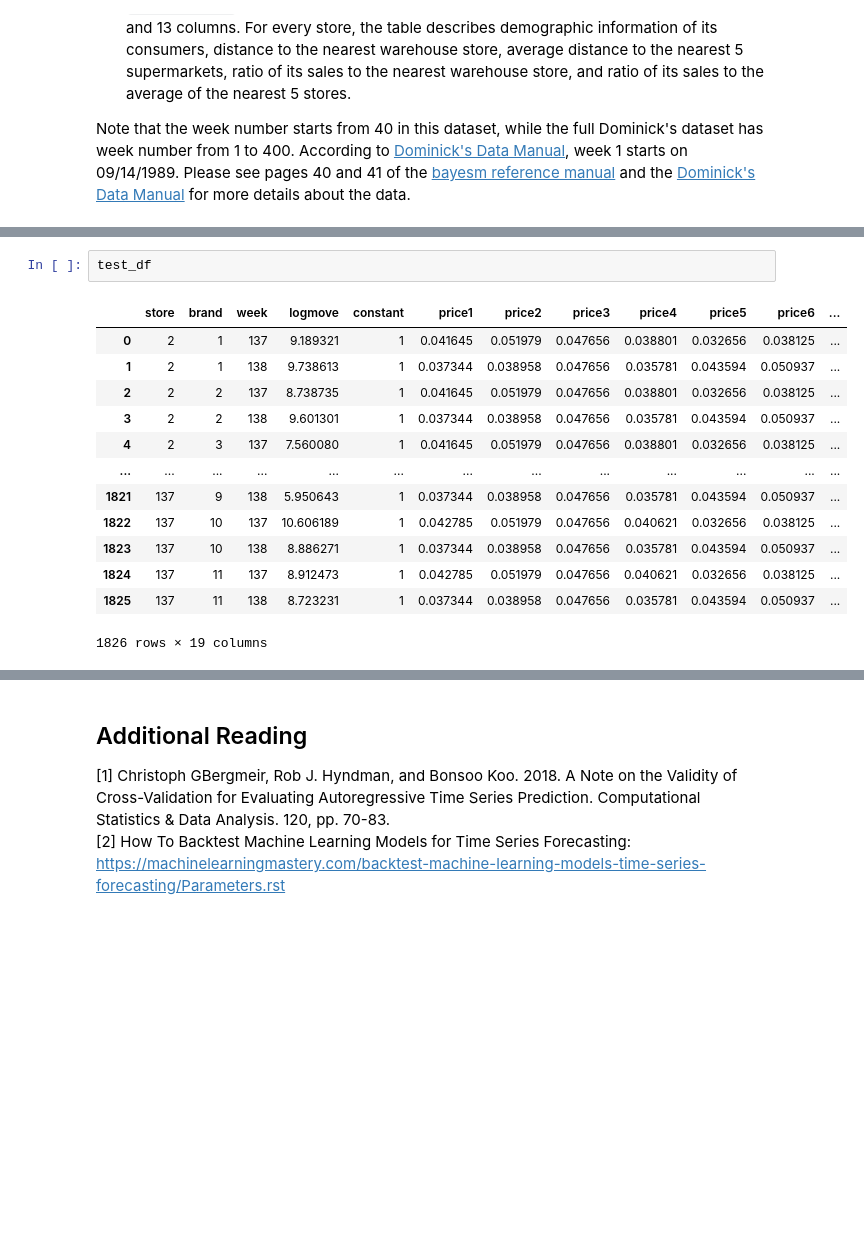
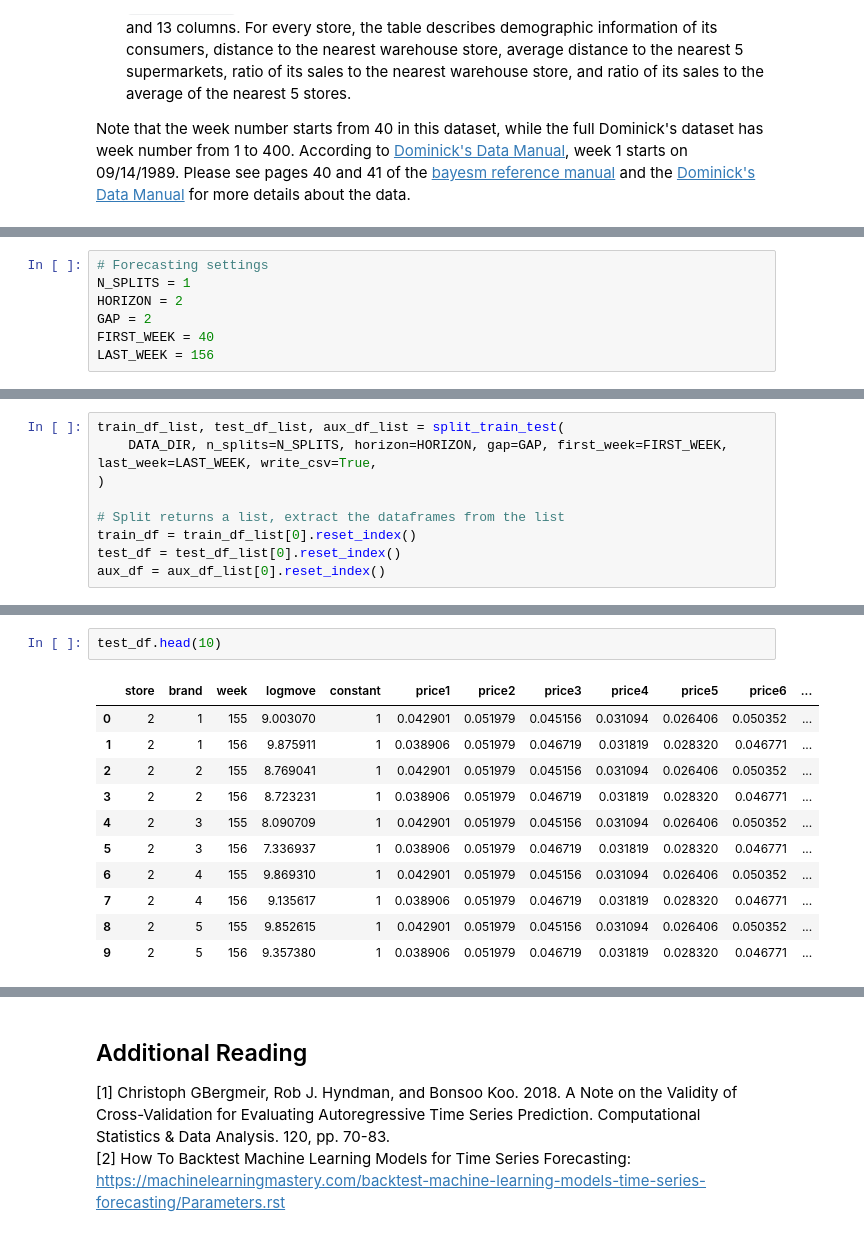
Before and after one commit to sdonohoo/forecasting, a Jupyter notebook: examples/01_prepare_data/data_prepare_retail.ipynb, the cells around one changed output, grey strips where cells are left out. Cells and saved outputs as stored; diff of their text form; blank space fills up the shorter version.

```diff
--- a/examples/01_prepare_data/data_prepare_retail.ipynb
+++ b/examples/01_prepare_data/data_prepare_retail.ipynb
@@ -55,3 +63,10 @@ Data download completed. Data saved to /data/home/chenhui/work/forecasting/ojdat
+# %%
+# Forecasting settings
+N_SPLITS = 1
+HORIZON = 2
+GAP = 2
+FIRST_WEEK = 40
+LAST_WEEK = 156
 # %% [markdown]
 ## Split Data for Single-Round Forecasting
 
@@ -67 +78,10 @@ aux_df.reset_index(inplace=True)
+# %%
+train_df_list, test_df_list, aux_df_list = split_train_test(
+    DATA_DIR, n_splits=N_SPLITS, horizon=HORIZON, gap=GAP, first_week=FIRST_WEEK, last_week=LAST_WEEK, write_csv=True,
+)
+
+# Split returns a list, extract the dataframes from the list
+train_df = train_df_list[0].reset_index()
+test_df = test_df_list[0].reset_index()
+aux_df = aux_df_list[0].reset_index()
 # %%
@@ -83,17 +101,15 @@ train_df
 # %%
-test_df
+test_df.head(10)
 # %% [output]
 |  | store | brand | week | logmove | constant | price1 | price2 | price3 | price4 | price5 | price6 | ... |
-| 0 | 2 | 1 | 137 | 9.189321 | 1 | 0.041645 | 0.051979 | 0.047656 | 0.038801 | 0.032656 | 0.038125 | ... |
-| 1 | 2 | 1 | 138 | 9.738613 | 1 | 0.037344 | 0.038958 | 0.047656 | 0.035781 | 0.043594 | 0.050937 | ... |
-| 2 | 2 | 2 | 137 | 8.738735 | 1 | 0.041645 | 0.051979 | 0.047656 | 0.038801 | 0.032656 | 0.038125 | ... |
-| 3 | 2 | 2 | 138 | 9.601301 | 1 | 0.037344 | 0.038958 | 0.047656 | 0.035781 | 0.043594 | 0.050937 | ... |
-| 4 | 2 | 3 | 137 | 7.560080 | 1 | 0.041645 | 0.051979 | 0.047656 | 0.038801 | 0.032656 | 0.038125 | ... |
-| ... | ... | ... | ... | ... | ... | ... | ... | ... | ... | ... | ... | ... |
-| 1821 | 137 | 9 | 138 | 5.950643 | 1 | 0.037344 | 0.038958 | 0.047656 | 0.035781 | 0.043594 | 0.050937 | ... |
-| 1822 | 137 | 10 | 137 | 10.606189 | 1 | 0.042785 | 0.051979 | 0.047656 | 0.040621 | 0.032656 | 0.038125 | ... |
-| 1823 | 137 | 10 | 138 | 8.886271 | 1 | 0.037344 | 0.038958 | 0.047656 | 0.035781 | 0.043594 | 0.050937 | ... |
-| 1824 | 137 | 11 | 137 | 8.912473 | 1 | 0.042785 | 0.051979 | 0.047656 | 0.040621 | 0.032656 | 0.038125 | ... |
-| 1825 | 137 | 11 | 138 | 8.723231 | 1 | 0.037344 | 0.038958 | 0.047656 | 0.035781 | 0.043594 | 0.050937 | ... |
+| 0 | 2 | 1 | 155 | 9.003070 | 1 | 0.042901 | 0.051979 | 0.045156 | 0.031094 | 0.026406 | 0.050352 | ... |
+| 1 | 2 | 1 | 156 | 9.875911 | 1 | 0.038906 | 0.051979 | 0.046719 | 0.031819 | 0.028320 | 0.046771 | ... |
+| 2 | 2 | 2 | 155 | 8.769041 | 1 | 0.042901 | 0.051979 | 0.045156 | 0.031094 | 0.026406 | 0.050352 | ... |
+| 3 | 2 | 2 | 156 | 8.723231 | 1 | 0.038906 | 0.051979 | 0.046719 | 0.031819 | 0.028320 | 0.046771 | ... |
+| 4 | 2 | 3 | 155 | 8.090709 | 1 | 0.042901 | 0.051979 | 0.045156 | 0.031094 | 0.026406 | 0.050352 | ... |
+| 5 | 2 | 3 | 156 | 7.336937 | 1 | 0.038906 | 0.051979 | 0.046719 | 0.031819 | 0.028320 | 0.046771 | ... |
+| 6 | 2 | 4 | 155 | 9.869310 | 1 | 0.042901 | 0.051979 | 0.045156 | 0.031094 | 0.026406 | 0.050352 | ... |
+| 7 | 2 | 4 | 156 | 9.135617 | 1 | 0.038906 | 0.051979 | 0.046719 | 0.031819 | 0.028320 | 0.046771 | ... |
+| 8 | 2 | 5 | 155 | 9.852615 | 1 | 0.042901 | 0.051979 | 0.045156 | 0.031094 | 0.026406 | 0.050352 | ... |
+| 9 | 2 | 5 | 156 | 9.357380 | 1 | 0.038906 | 0.051979 | 0.046719 | 0.031819 | 0.028320 | 0.046771 | ... |
-1826 rows × 19 columns
 # %%
```
Also changed, not shown: parts of 11 cells of this notebook, 7 other files.
